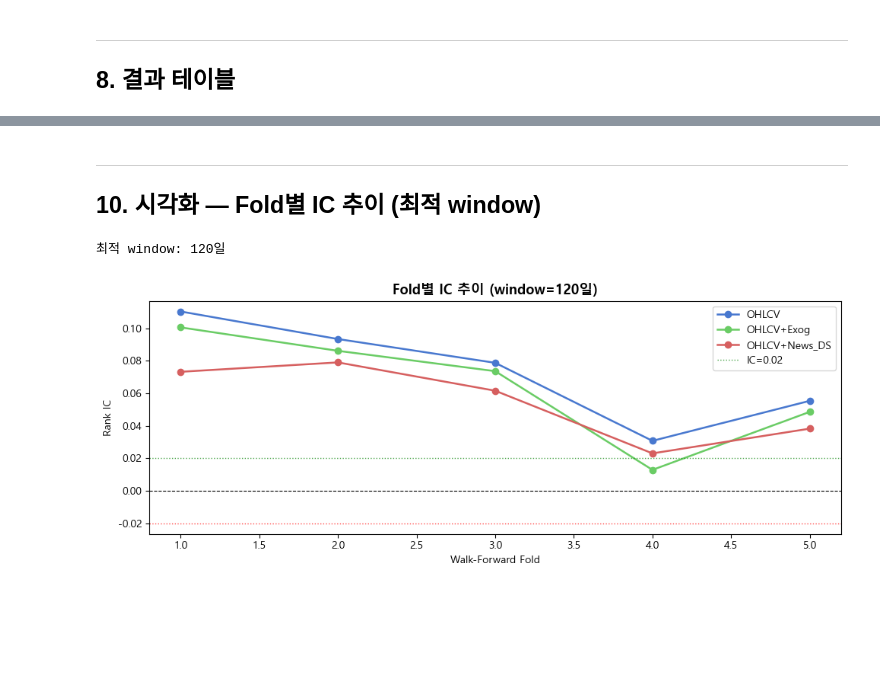
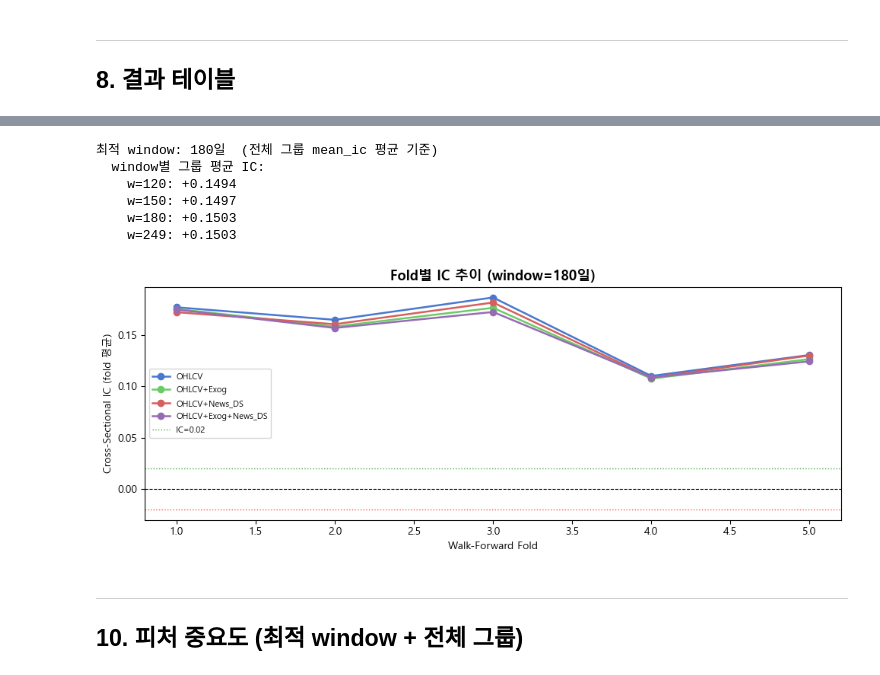
Before and after one commit to elephant-finance-lab/AI, a Jupyter notebook: experiments/rolling_window_ic_experiment.ipynb, the cells around one changed output, grey strips where cells are left out. Drawn from its saved outputs; the diff is of its cells as text; code cells hidden in the pictures; blank space fills up the shorter version.

```diff
--- a/experiments/rolling_window_ic_experiment.ipynb
+++ b/experiments/rolling_window_ic_experiment.ipynb
@@ -316,14 +379,15 @@ EXOG_FEATS    = [c for c in FULL_DF.columns if c.startswith('feat_') and
 NEWS_DS_FEATS = [c for c in FULL_DF.columns if c.startswith('feat_news')]
 
 GROUPS = {
-    'OHLCV':         OHLCV_FEATS,
-    'OHLCV+Exog':    OHLCV_FEATS + EXOG_FEATS,
-    'OHLCV+News_DS': OHLCV_FEATS + NEWS_DS_FEATS,
+    'OHLCV':                 OHLCV_FEATS,
+    'OHLCV+Exog':            OHLCV_FEATS + EXOG_FEATS,
+    'OHLCV+News_DS':         OHLCV_FEATS + NEWS_DS_FEATS,
+    'OHLCV+Exog+News_DS':    OHLCV_FEATS + EXOG_FEATS + NEWS_DS_FEATS,
 }
 
 print('\n피처 그룹:')
 for g, feats in GROUPS.items():
-    print(f'  {g:<20}: {feats}')
+    print(f'  {g:<22}: {len(feats)}개')
 # %% [output]
 전체 DataFrame: (2838255, 32)
 기간: 2025-05-12 ~ 2026-05-18
@@ -497,4 +659,0 @@ print(f'\n※ |IC| >= {IC_THRESHOLD} (risk_config 기준) → 초록 / IC < 0
-# %%
-import matplotlib.pyplot as plt
-plt.rcParams['font.family'] = 'Malgun Gothic'
-plt.rcParams['axes.unicode_minus'] = False
@@ -535,27 +660,42 @@ print('그래프 저장: artifacts/ic_window_ablation.png')
+# %%
+# 최적 window: 전체 그룹 mean_ic 평균이 가장 높은 window
+def _window_score(w):
+    vals = [results[(w, g)]['mean_ic'] for g in GROUPS.keys()]
+    vals = [v for v in vals if not np.isnan(v)]
+    return float(np.mean(vals)) if vals else float('-inf')
+
+best_window = max(WINDOWS, key=_window_score)
+print(f'최적 window: {best_window}일  (전체 그룹 mean_ic 평균 기준)')
+print('  window별 그룹 평균 IC:')
+for w in WINDOWS:
+    print(f'    w={w}: {_window_score(w):+.4f}')
+
+fig, ax = plt.subplots(figsize=(10, 4))
+for group_name, color in colors.items():
+    if (best_window, group_name) not in results:
+        continue
+    ic_list = results[(best_window, group_name)]['ic_list']
+    ax.plot(range(1, len(ic_list)+1), ic_list, marker='o', label=group_name,
+            color=color, linewidth=1.8, markersize=6)
+
+ax.axhline(0,  color='black', linewidth=0.8, linestyle='--')
+ax.axhline( IC_THRESHOLD, color='green', linewidth=1, linestyle=':', alpha=0.7, label=f'IC={IC_THRESHOLD}')
+ax.axhline(-IC_THRESHOLD, color='red',   linewidth=1, linestyle=':', alpha=0.7)
+ax.set_xlabel('Walk-Forward Fold')
+ax.set_ylabel('Cross-Sectional IC (fold 평균)')
+ax.set_title(f'Fold별 IC 추이 (window={best_window}일)', fontsize=13, fontweight='bold')
+ax.legend(fontsize=8)
+plt.tight_layout()
+plt.savefig(AI_ROOT / 'artifacts' / f'ic_fold_trend_w{best_window}.png', dpi=150, bbox_inches='tight')
+plt.show()
+# %% [output]
+최적 window: 180일  (전체 그룹 mean_ic 평균 기준)
+  window별 그룹 평균 IC:
+    w=120: +0.1494
+    w=150: +0.1497
+    w=180: +0.1503
+    w=249: +0.1503
+[figure, added]
 # %% [markdown]
 ---
-## 10. 시각화 — Fold별 IC 추이 (최적 window)
+## 10. 피처 중요도 (최적 window + 전체 그룹)
-# %%
-# 최적 window: OHLCV 그룹에서 mean_ic 가장 높은 window
-best_window = max(WINDOWS, key=lambda w: results[(w, 'OHLCV')]['mean_ic'])
-print(f'최적 window: {best_window}일')
-
-fig, ax = plt.subplots(figsize=(10, 4))
-for group_name, color in colors.items():
-    ic_list = results[(best_window, group_name)]['ic_list']
-    ax.plot(range(1, len(ic_list)+1), ic_list, marker='o', label=group_name,
-            color=color, linewidth=1.8, markersize=6)
-
-ax.axhline(0,  color='black', linewidth=0.8, linestyle='--')
-ax.axhline( IC_THRESHOLD, color='green', linewidth=1, linestyle=':', alpha=0.7, label=f'IC={IC_THRESHOLD}')
-ax.axhline(-IC_THRESHOLD, color='red',   linewidth=1, linestyle=':', alpha=0.7)
-ax.set_xlabel('Walk-Forward Fold')
-ax.set_ylabel('Rank IC')
-ax.set_title(f'Fold별 IC 추이 (window={best_window}일)', fontsize=13, fontweight='bold')
-ax.legend()
-plt.tight_layout()
-plt.savefig(AI_ROOT / 'artifacts' / f'ic_fold_trend_w{best_window}.png', dpi=150, bbox_inches='tight')
-plt.show()
-# %% [output]
-최적 window: 120일
-[figure, removed]
```
Also changed, not shown: parts of 18 cells of this notebook.
